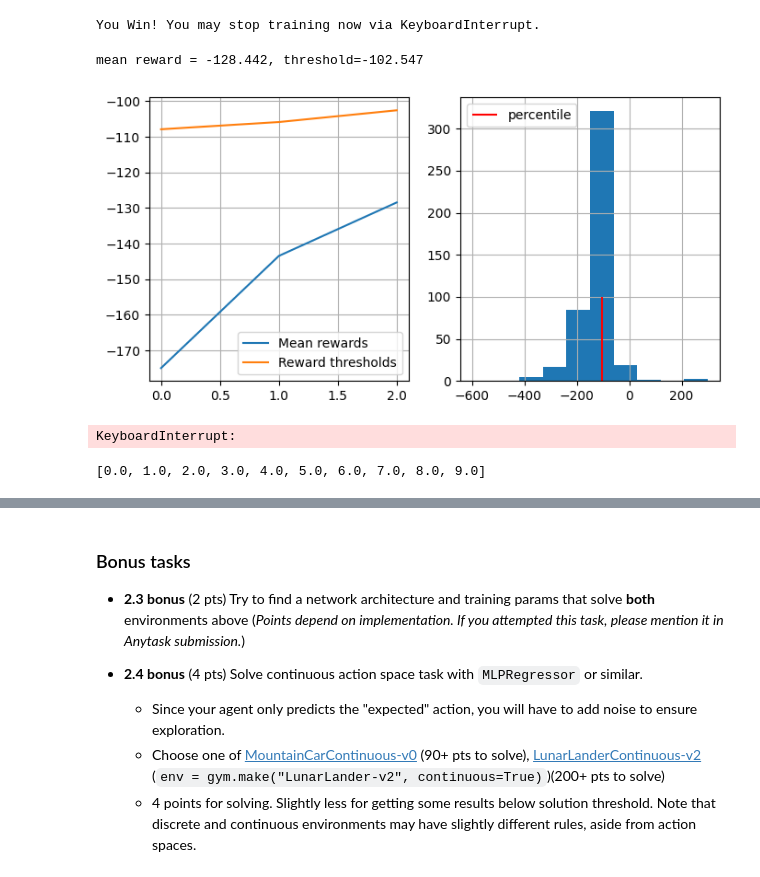
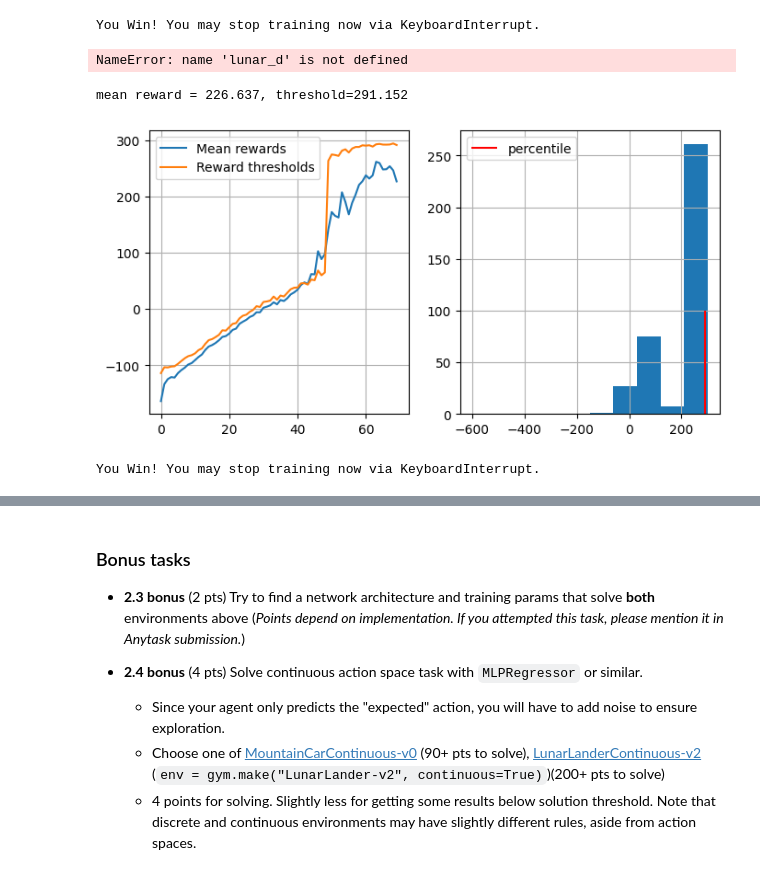
Before and after one commit to GorbatovNik/Practical_RL, a Jupyter notebook: week01_intro/deep_crossentropy_method.ipynb, the cells around one changed output, grey strips where cells are left out. Saved outputs shown, nothing was run; the diff lists cells and outputs as text; code cells hidden in the pictures.

```diff
--- a/week01_intro/deep_crossentropy_method.ipynb
+++ b/week01_intro/deep_crossentropy_method.ipynb
@@ -60,13 +76,14 @@ import numpy as np
 import matplotlib.pyplot as plt
 %matplotlib inline
 
-def generate_session(env, agent, t_max, n_actions, strategy_helper=lambda state, proba: proba):
+def generate_session(env, agent, t_max, n_actions, strategy_helper=lambda state, proba: proba, reward_helper=lambda state: 0.):
     """
     Play a single game using agent neural network.
     Terminate when game finishes or after :t_max: steps
     """
     states, actions = [], []
     total_reward = 0
+    addition_reward = 0
 
     s, _ = env.reset()
 
@@ -89,13 +106,14 @@ def generate_session(env, agent, t_max, n_actions, strategy_helper=lambda state,
         states.append(s)
         actions.append(a)
         total_reward += r
+        addition_reward += reward_helper(s)
 
         s = new_s
         if terminated or truncated:
             break
-    return states, actions, total_reward
+    return states, actions, total_reward, addition_reward
 
-def select_elites(states_batch, actions_batch, rewards_batch, percentile):
+def select_elites(states_batch, actions_batch, rewards_batch, percentile, great_or_equal=True):
     """
     Select states and actions from games that have rewards >= percentile
     :param states_batch: list of lists of states, states_batch[session_i][t]
@@ -116,7 +134,7 @@ def select_elites(states_batch, actions_batch, rewards_batch, percentile):
     elite_states = []
     elite_actions = []
     for states, actions, reward in zip(states_batch, actions_batch, rewards_batch):
-        if reward >= reward_threshold:
+        if reward > reward_threshold or (reward == reward_threshold and great_or_equal):
             elite_states.extend(states)
             elite_actions.extend(actions)
 
@@ -373,7 +391,7 @@ with gym.make("MountainCar-v0", render_mode="rgb_arrary").env as env:
     visualize_mountain_car(env, agent)
 # %%
 from collections import defaultdict
-from catboost import CatBoostClassifier
+# from catboost import CatBoostClassifier
 from sklearn.neural_network import MLPClassifier
 ## COMMENT THIS SECTION TO CONTINUE LEARNING
 lunar_d = {}
@@ -417,6 +435,7 @@ def addition_action_reward(a):
 # )
 
 lunar_d["log"] = []
+buffer = []
 ## END OF SECTION
 # %%
 def simple_strategy()
@@ -477,15 +496,40 @@ for i in range(0, 5):
     if np.mean(rewards_batch) > 200:
         print("You Win! You may stop training now via KeyboardInterrupt.")
 # %% [output]
-mean reward = -128.442, threshold=-102.547
+NameError: name 'lunar_d' is not defined
-[figure, removed]
-KeyboardInterrupt:
-# %%
-from joblib import Parallel, delayed
-from math import sqrt
-
-parallel = Parallel(n_jobs=4)
-
-parallel(delayed(sqrt)(i ** 2) for i in range(10))
-# %% [output]
-[0.0, 1.0, 2.0, 3.0, 4.0, 5.0, 6.0, 7.0, 8.0, 9.0]
+# %%
+# import queue
+
+max_buffer_size = 3
+
+lunar_d["percentile"] = 70
+for i in range(0, 10):
+    %time sessions = [ generate_session(lunar_d["env"], lunar_d["agent"], 300, lunar_d["n_actions"], after_touching) for _ in range(lunar_d["n_sessions"])]
+
+    states_batch, actions_batch, rewards_batch= zip(*sessions)
+    # print(addition_rewards_batch)
+
+    elite_states, elite_actions = select_elites(states_batch, actions_batch, rewards_batch, lunar_d["percentile"])
+
+    buffer.insert(0, (elite_states, elite_actions))
+    if len(buffer) > max_buffer_size:
+        buffer.pop()
+
+    buffer_states = []
+    buffer_actions = []
+    for states, actions in buffer:
+        buffer_states.extend(states)
+        buffer_actions.extend(actions)
+
+    lunar_d["agent"].partial_fit(buffer_states, buffer_actions, range(lunar_d["n_actions"]))
+
+    show_progress(
+        rewards_batch, lunar_d["log"], lunar_d["percentile"], reward_range=[-600, 300]
+    )
+
+    if np.mean(rewards_batch) > 200:
+        print("You Win! You may stop training now via KeyboardInterrupt.")
+# %% [output]
+mean reward = 226.637, threshold=291.152
+[figure, added]
+You Win! You may stop training now via KeyboardInterrupt.
```
Also changed, not shown: parts of 9 cells of this notebook.
